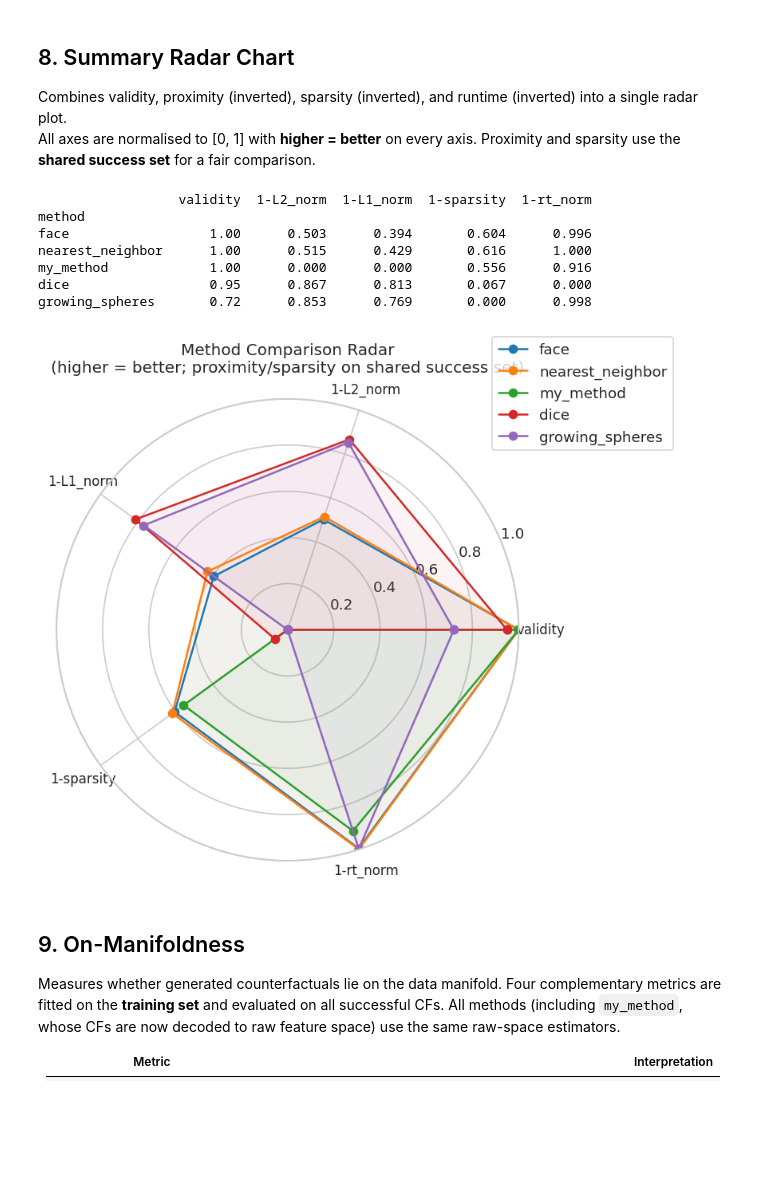
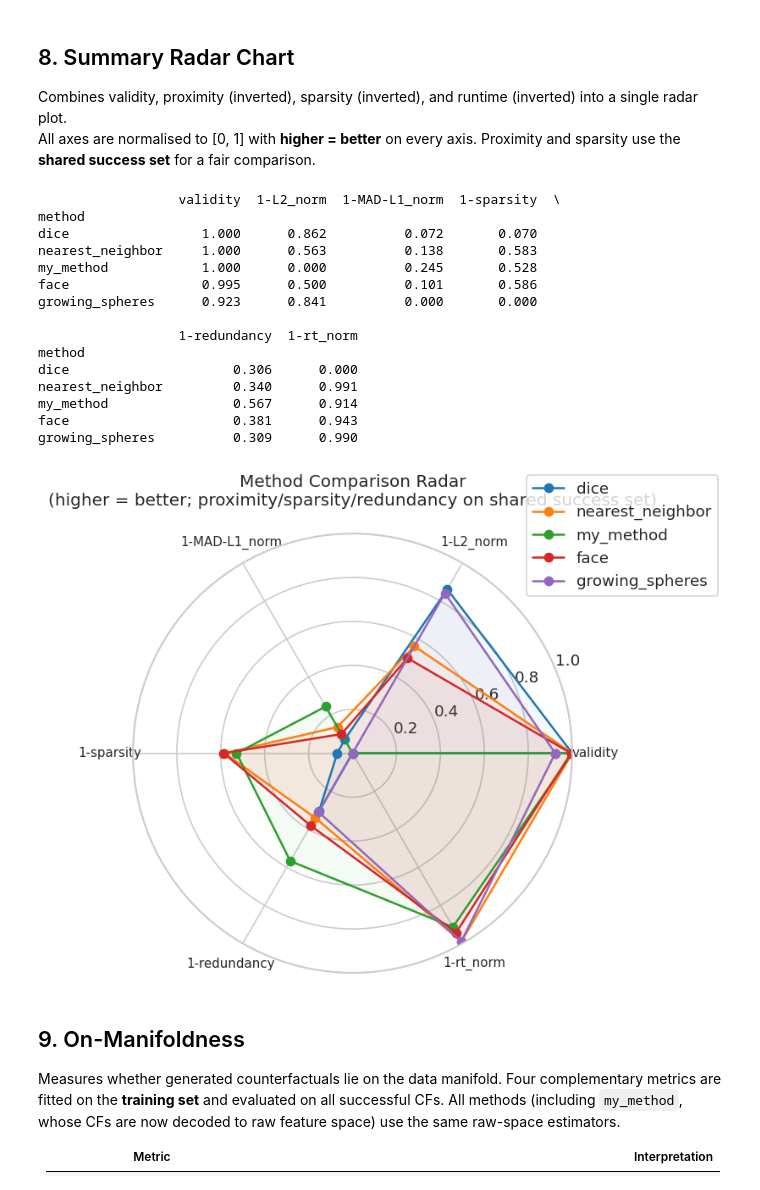
Before and after one commit to GabrielePintus/PreimageCounterfactualSampling, a Jupyter notebook: notebooks/6.1 - Benchmark analysis.ipynb, the cells around one changed output. Saved outputs shown, nothing was run; the diff lists cells and outputs as text; code cells hidden in the pictures; blank space fills up the shorter version.

```diff
--- a/notebooks/6.1 - Benchmark analysis.ipynb
+++ b/notebooks/6.1 - Benchmark analysis.ipynb
@@ -25,7 +25,7 @@ import seaborn as sns
 sns.set_theme(style='whitegrid', palette='tab10')
 plt.rcParams.update({'figure.dpi': 120, 'figure.figsize': (10, 4)})
 
-PARQUET_PATH = Path('../results/benchmark_adult.parquet')
+PARQUET_PATH = Path('../results/benchmark_adult_1.parquet')
 # %% [markdown]
 ## 1. Load & Overview
 # %%
@@ -347,45 +396,54 @@ All axes are normalised to [0, 1] with **higher = better** on every axis.
 Proximity and sparsity use the **shared success set** for a fair comparison.
 # %%
 radar_metrics = {
-    'validity':   df.groupby('method')['success'].mean(),
-    '1-L2_norm':  1 - df_shared.groupby('method')['l2_distance'].mean().pipe(lambda s: s / s.max().clip(1e-9)),
-    '1-L1_norm':  1 - df_shared.groupby('method')['l1_distance'].mean().pipe(lambda s: s / s.max().clip(1e-9)),
-    '1-sparsity': 1 - df_shared.groupby('method')['l0_sparsity'].mean(),
-    '1-rt_norm':  1 - df.groupby('method')['runtime_s'].mean().pipe(lambda s: s / s.max().clip(1e-9)),
+    'validity':       df.groupby('method')['success'].mean(),
+    '1-L2_norm':      1 - df_shared.groupby('method')['l2_distance'].mean().pipe(lambda s: s / s.max().clip(1e-9)),
+    '1-MAD-L1_norm':  1 - df_shared.groupby('method')['mad_l1_distance'].mean().pipe(lambda s: s / s.max().clip(1e-9)),
+    '1-sparsity':     1 - df_shared.groupby('method')['l0_sparsity'].mean(),
+    '1-redundancy':   1 - df_shared.groupby('method')['redundancy'].mean(),
+    '1-rt_norm':      1 - df.groupby('method')['runtime_s'].mean().pipe(lambda s: s / s.max().clip(1e-9)),
 }
 
 radar_df = pd.DataFrame(radar_metrics).loc[validity_order].fillna(0).clip(0, 1)
 print(radar_df.round(3))
 
 categories = list(radar_df.columns)
 N = len(categories)
 angles = [n / float(N) * 2 * np.pi for n in range(N)]
 angles += angles[:1]  # close polygon
 
 fig, ax = plt.subplots(figsize=(7, 7), subplot_kw={'polar': True})
 palette = sns.color_palette('tab10', len(validity_order))
 
 for i, method in enumerate(validity_order):
     values = radar_df.loc[method].tolist() + [radar_df.loc[method].tolist()[0]]
     ax.plot(angles, values, 'o-', linewidth=1.5, label=method, color=palette[i])
     ax.fill(angles, values, alpha=0.05, color=palette[i])
 
 ax.set_xticks(angles[:-1])
-ax.set_xticklabels(categories, size=10)
+ax.set_xticklabels(categories, size=9)
 ax.set_ylim(0, 1)
-ax.set_title('Method Comparison Radar\n(higher = better; proximity/sparsity on shared success set)', size=12, pad=20)
+ax.set_title('Method Comparison Radar\n(higher = better; proximity/sparsity/redundancy on shared success set)', size=12, pad=20)
 ax.legend(loc='upper right', bbox_to_anchor=(1.35, 1.15))
 plt.tight_layout()
 plt.show()
 # %% [output]
-                  validity  1-L2_norm  1-L1_norm  1-sparsity  1-rt_norm
+                  validity  1-L2_norm  1-MAD-L1_norm  1-sparsity  \
 method
-face                  1.00      0.503      0.394       0.604      0.996
-nearest_neighbor      1.00      0.515      0.429       0.616      1.000
-my_method             1.00      0.000      0.000       0.556      0.916
-dice                  0.95      0.867      0.813       0.067      0.000
-growing_spheres       0.72      0.853      0.769       0.000      0.998
+dice                 1.000      0.862          0.072       0.070
+nearest_neighbor     1.000      0.563          0.138       0.583
+my_method            1.000      0.000          0.245       0.528
+face                 0.995      0.500          0.101       0.586
+growing_spheres      0.923      0.841          0.000       0.000
+
+                  1-redundancy  1-rt_norm
+method
+dice                     0.306      0.000
+nearest_neighbor         0.340      0.991
+my_method                0.567      0.914
+face                     0.381      0.943
+growing_spheres          0.309      0.990
-[figure, old version]
+[figure, new version]
 # %% [markdown]
 ## 9. On-Manifoldness
 
```
Also changed, not shown: parts of 23 cells of this notebook, 5 other files.
